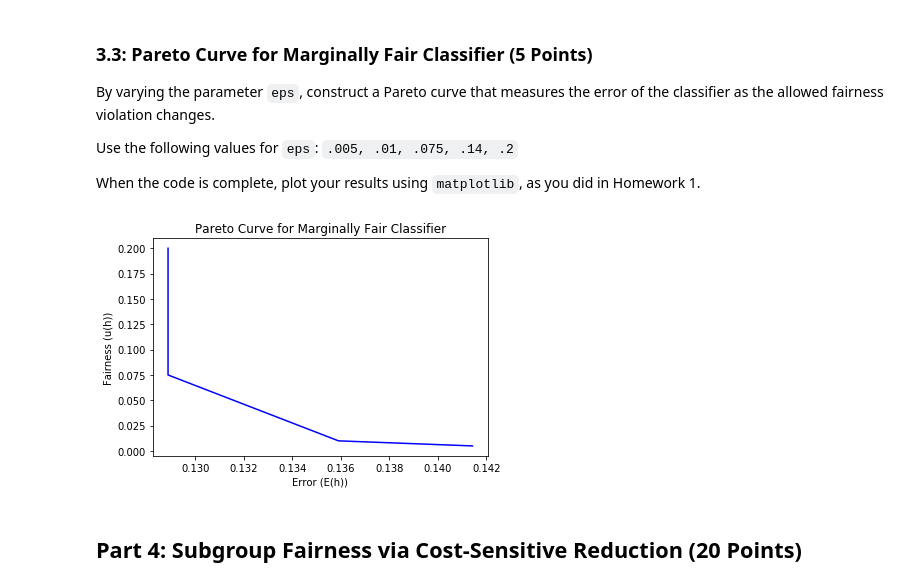
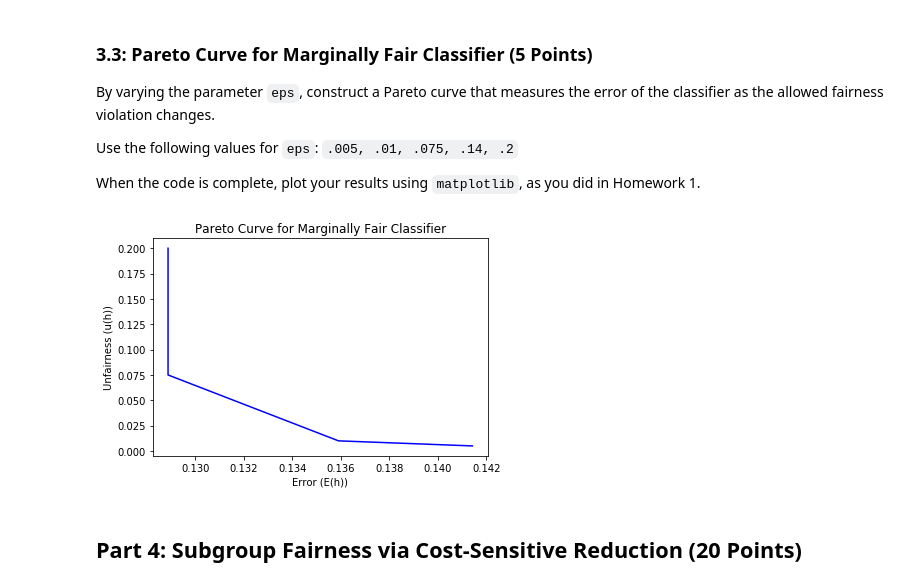
Before and after one commit to sophia-grace/Algorithmic-Fairness, a Jupyter notebook: Homework 3.ipynb, the cells around one changed output. Cells and saved outputs as stored; diff of their text form; code cells hidden in the pictures.

Commit message:
fixed pt 3 graph y-axis label

```diff
--- a/Homework 3.ipynb
+++ b/Homework 3.ipynb
@@ -424,21 +424,21 @@ for eps in eps_values:
 # %%
 %matplotlib inline
 import matplotlib.pyplot as plt
 
 ## YOUR CODE HERE
 
 # Create a plot with a caption, X and Y legends, etc
 x_label = 'Error (E(h))'
-y_label = 'Fairness (u(h))'
+y_label = 'Unfairness (u(h))'
 plt.title('Pareto Curve for Marginally Fair Classifier')
 plt.xlabel(x_label)
 plt.ylabel(y_label)
 
 plt.plot(eps_classifier_error, eps_values, color='blue') ## (x, y, ...)
 
 plt.show()
 # %% [output]
-[figure, old version]
+[figure, new version]
 # %% [markdown]
 ## Part 4: Subgroup Fairness via Cost-Sensitive Reduction (20 Points)
 # %% [markdown]
```
